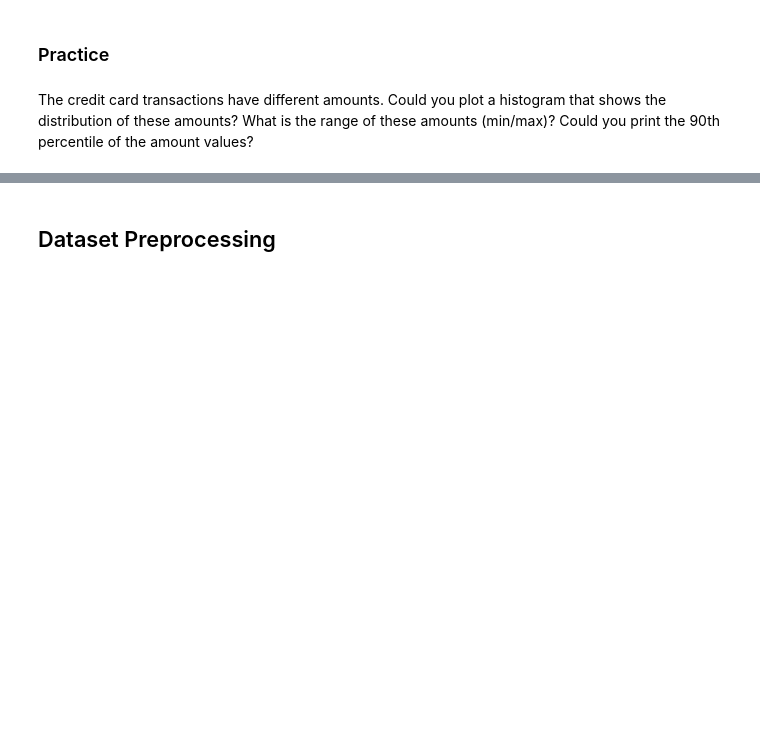
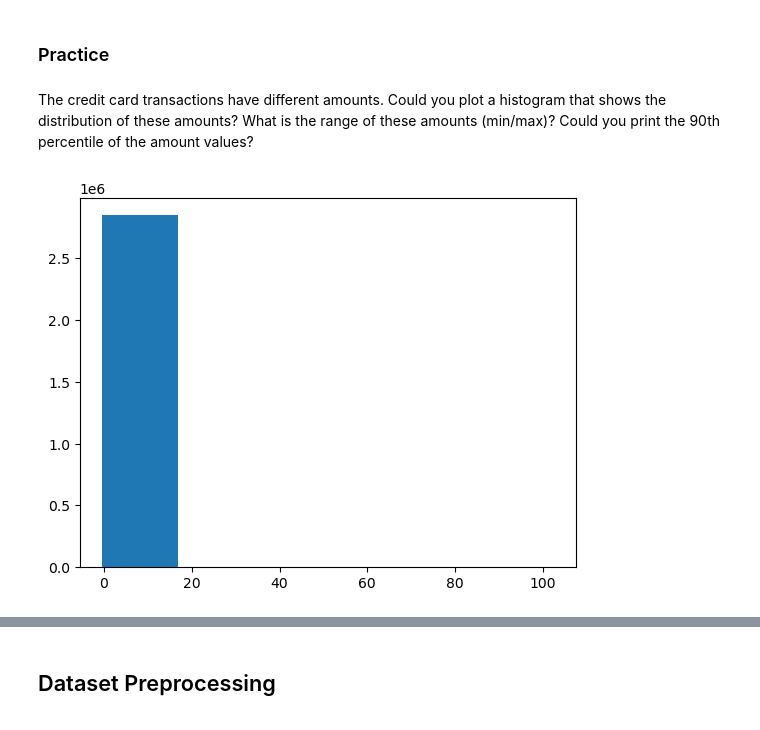
Before and after one commit to samaalibassem123/IBMmachineLearingCerticateWithPython, a Jupyter notebook: Classification/classification-tree-svm-v2.ipynb, the cells around one changed output, grey strips where cells are left out. Cells and saved outputs as stored; diff of their text form; code cells hidden in the pictures; blank space fills up the shorter version.

```diff
--- a/Classification/classification-tree-svm-v2.ipynb
+++ b/Classification/classification-tree-svm-v2.ipynb
@@ -172,3 +182,11 @@ The credit card transactions have different amounts. Could you plot a histogram
+# %%
+# your code here
+x = big_raw_data.shape[0]
+y = big_raw_data.Amount.values
+plt.hist(y,6, histtype='bar')
+plt.show()
+# %% [output]
+[figure, added]
 # %%
 # we provide our solution here
 plt.hist(big_raw_data.Amount.values, 6, histtype='bar', facecolor='g')
```
Also changed, not shown: parts of 11 cells of this notebook, 6 other files.
